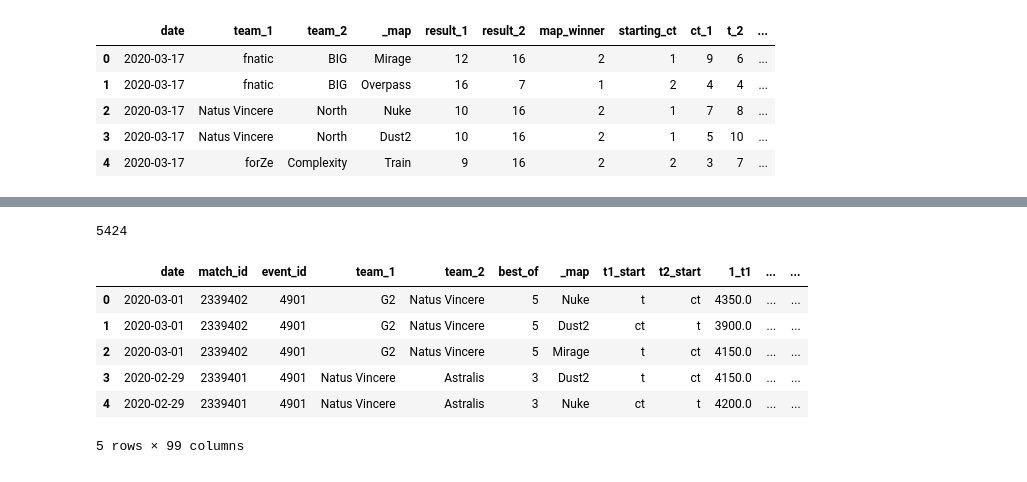
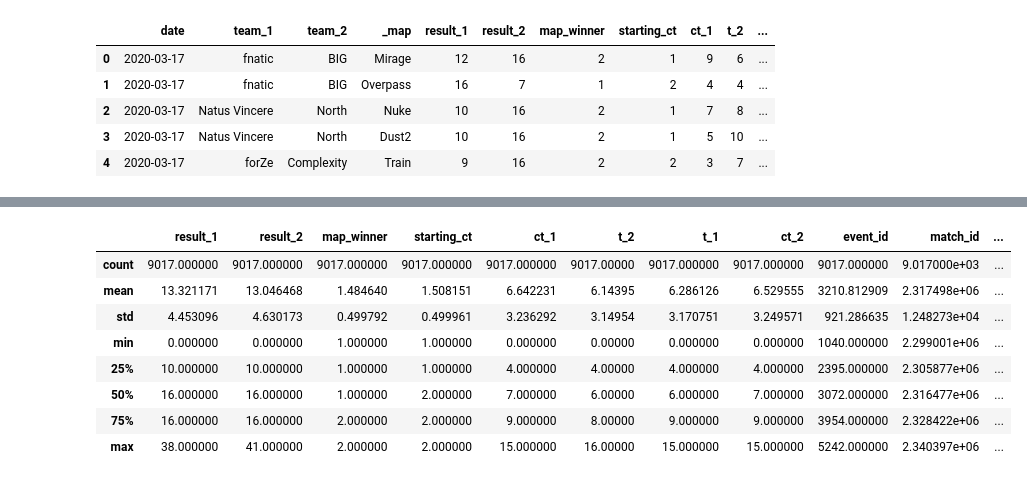
Before and after one commit to Yaswanth3277/csgodataclassifier, a Jupyter notebook: csgoclassifier.ipynb, the cells around one changed output, grey strips where cells are left out. Drawn from its saved outputs; the diff is of its cells as text; code cells hidden in the pictures.

```diff
--- a/csgoclassifier.ipynb
+++ b/csgoclassifier.ipynb
@@ -103,12 +89,12 @@ players_df.head()
-# %%
-print(len(economy_df))
-economy_df.head()
-# %% [output]
-5424
-|  | date | match_id | event_id | team_1 | team_2 | best_of | _map | t1_start | t2_start | 1_t1 | ... | ... |
-| 0 | 2020-03-01 | 2339402 | 4901 | G2 | Natus Vincere | 5 | Nuke | t | ct | 4350.0 | ... | ... |
-| 1 | 2020-03-01 | 2339402 | 4901 | G2 | Natus Vincere | 5 | Dust2 | ct | t | 3900.0 | ... | ... |
-| 2 | 2020-03-01 | 2339402 | 4901 | G2 | Natus Vincere | 5 | Mirage | t | ct | 4150.0 | ... | ... |
-| 3 | 2020-02-29 | 2339401 | 4901 | Natus Vincere | Astralis | 3 | Dust2 | t | ct | 4150.0 | ... | ... |
-| 4 | 2020-02-29 | 2339401 | 4901 | Natus Vincere | Astralis | 3 | Nuke | ct | t | 4200.0 | ... | ... |
-5 rows × 99 columns
+# %%
+results_df.describe()
+# %% [output]
+|  | result_1 | result_2 | map_winner | starting_ct | ct_1 | t_2 | t_1 | ct_2 | event_id | match_id | ... |
+| count | 9017.000000 | 9017.000000 | 9017.000000 | 9017.000000 | 9017.000000 | 9017.00000 | 9017.000000 | 9017.000000 | 9017.000000 | 9.017000e+03 | ... |
+| mean | 13.321171 | 13.046468 | 1.484640 | 1.508151 | 6.642231 | 6.14395 | 6.286126 | 6.529555 | 3210.812909 | 2.317498e+06 | ... |
+| std | 4.453096 | 4.630173 | 0.499792 | 0.499961 | 3.236292 | 3.14954 | 3.170751 | 3.249571 | 921.286635 | 1.248273e+04 | ... |
+| min | 0.000000 | 0.000000 | 1.000000 | 1.000000 | 0.000000 | 0.00000 | 0.000000 | 0.000000 | 1040.000000 | 2.299001e+06 | ... |
+| 25% | 10.000000 | 10.000000 | 1.000000 | 1.000000 | 4.000000 | 4.00000 | 4.000000 | 4.000000 | 2395.000000 | 2.305877e+06 | ... |
+| 50% | 16.000000 | 16.000000 | 1.000000 | 2.000000 | 7.000000 | 6.00000 | 6.000000 | 7.000000 | 3072.000000 | 2.316477e+06 | ... |
+| 75% | 16.000000 | 16.000000 | 2.000000 | 2.000000 | 9.000000 | 8.00000 | 9.000000 | 9.000000 | 3954.000000 | 2.328422e+06 | ... |
+| max | 38.000000 | 41.000000 | 2.000000 | 2.000000 | 15.000000 | 16.00000 | 15.000000 | 15.000000 | 5242.000000 | 2.340397e+06 | ... |
```
Also changed, not shown: parts of 11 cells of this notebook.
